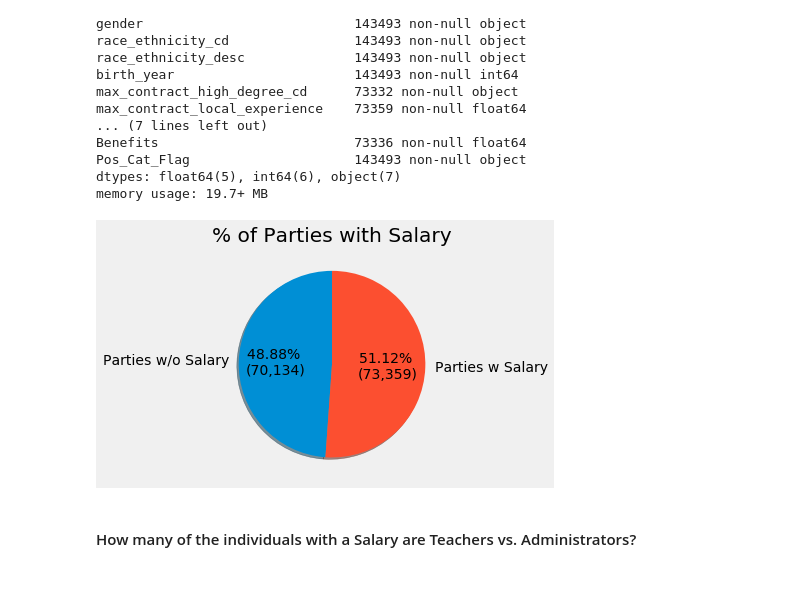
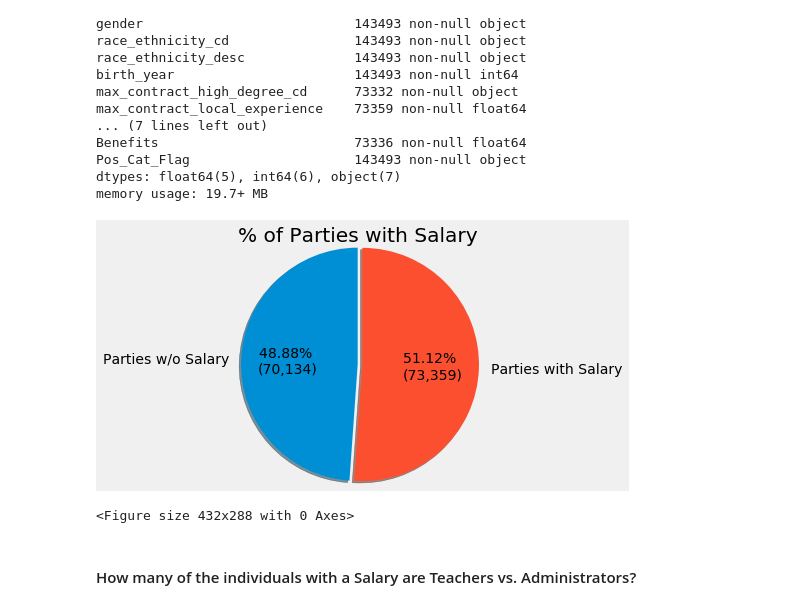
Before and after one commit to j-buss/wi-dpi, a Jupyter notebook: blog/1_A_High_Level.ipynb, the cells around one changed output. Cells and saved outputs as stored; diff of their text form; code cells hidden in the pictures; blank space fills up the shorter version.

```diff
--- a/blog/1_A_High_Level.ipynb
+++ b/blog/1_A_High_Level.ipynb
@@ -106,16 +106,18 @@ df_emd_wo_salary = df_emd[df_emd['Salary_Cnt']==0]
 df_emd_w_salary = df_emd[df_emd['Salary_Cnt']!=0]
 # %%
 # Pie chart, where the slices will be ordered and plotted counter-clockwise:
-labels = ['Parties w/o Salary', 'Parties w Salary']
-values = [df_emd_wo_salary.count().max(), df_emd_w_salary.count().max()]
-explode = (0, 0)
+labels_1 = ['Parties w/o Salary', 'Parties with Salary']
+values_1 = [df_emd_wo_salary.count().max(), df_emd_w_salary.count().max()]
 # %%
 plt.title('% of Parties with Salary')
-plt.pie(values, explode=explode, labels=labels, autopct=make_autopct(values),
-       shadow=True, startangle=90, frame=False, radius=1)
+plt.pie(values_1, explode=(0,0.05), labels=labels_1, autopct=make_autopct(values),
+       shadow=True, startangle=90, frame=False, radius=1.25)
 plt.show()
+
+plt.savefig('01_Perc_Parties_w_Salary.png')
 # %% [output]
-[figure, old version]
+[figure, new version]
+<Figure size 432x288 with 0 Axes>
 # %% [markdown]
 #### How many of the individuals with a Salary are Teachers vs. Administrators?
 # %% [markdown]
```
Also changed, not shown: parts of 7 cells of this notebook.
